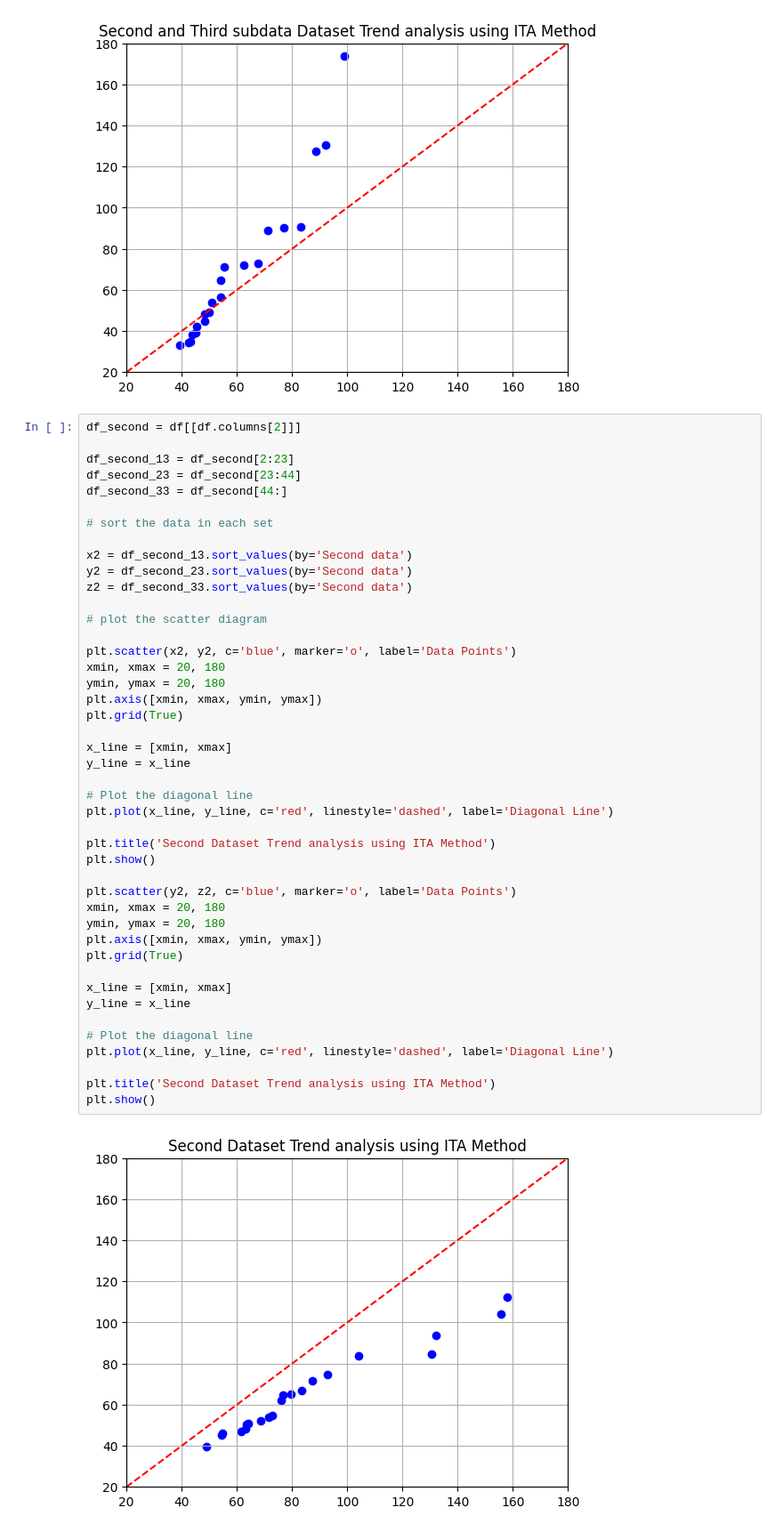
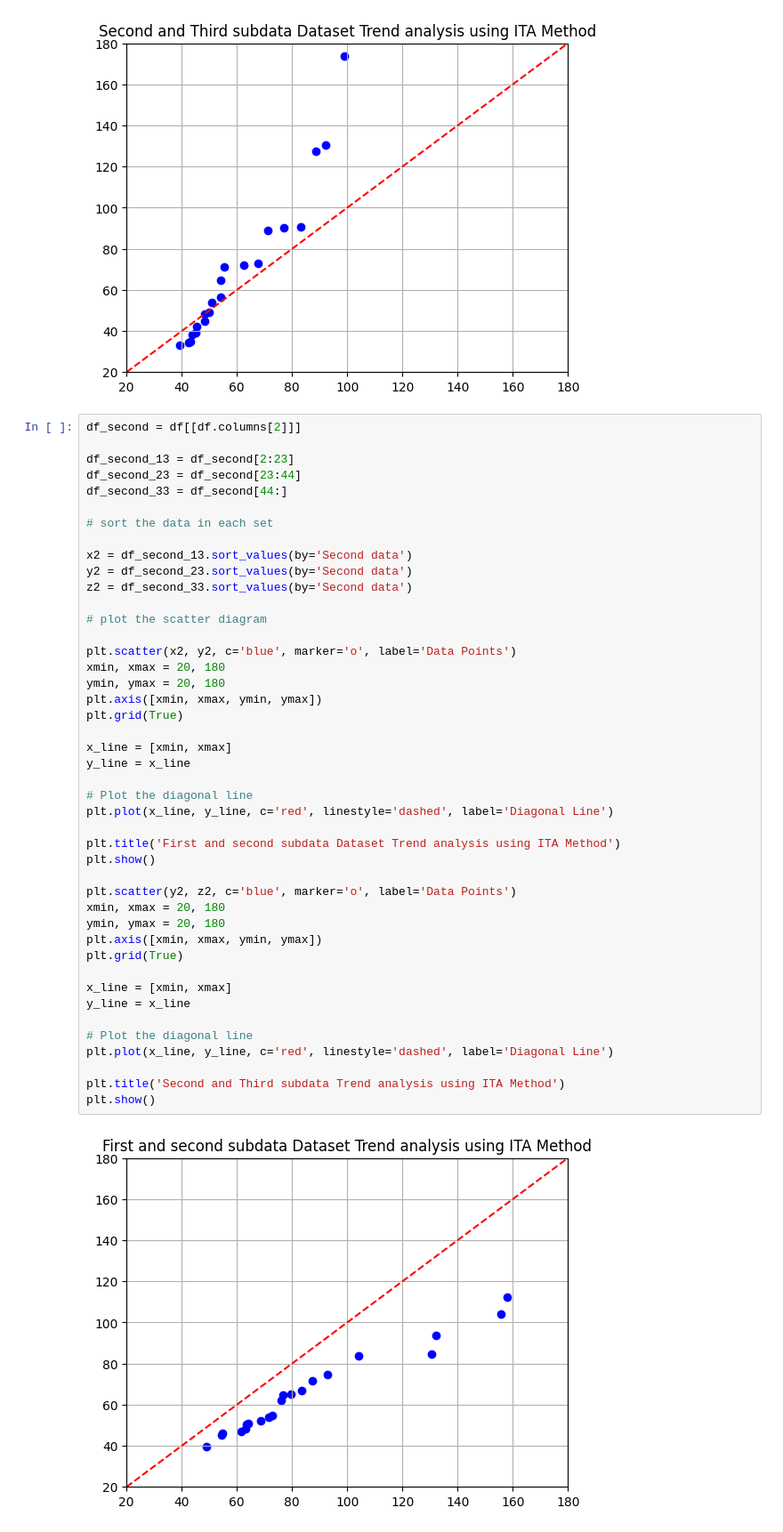
Before and after one commit to sina-safa/ITA_Trend_Analyis, a Jupyter notebook: Trend_analysis.ipynb, the cells around one changed output. Shown: that part at 89% size. Saved outputs shown, nothing was run; the diff lists cells and outputs as text.

```diff
--- a/Trend_analysis.ipynb
+++ b/Trend_analysis.ipynb
@@ -144,33 +144,33 @@ z2 = df_second_33.sort_values(by='Second data')
 # plot the scatter diagram
 
 plt.scatter(x2, y2, c='blue', marker='o', label='Data Points')
 xmin, xmax = 20, 180
 ymin, ymax = 20, 180
 plt.axis([xmin, xmax, ymin, ymax])
 plt.grid(True)
 
 x_line = [xmin, xmax]
 y_line = x_line
 
 # Plot the diagonal line
 plt.plot(x_line, y_line, c='red', linestyle='dashed', label='Diagonal Line')
 
-plt.title('Second Dataset Trend analysis using ITA Method')
+plt.title('First and second subdata Dataset Trend analysis using ITA Method')
 plt.show()
 
 plt.scatter(y2, z2, c='blue', marker='o', label='Data Points')
 xmin, xmax = 20, 180
 ymin, ymax = 20, 180
 plt.axis([xmin, xmax, ymin, ymax])
 plt.grid(True)
 
 x_line = [xmin, xmax]
 y_line = x_line
 
 # Plot the diagonal line
 plt.plot(x_line, y_line, c='red', linestyle='dashed', label='Diagonal Line')
 
-plt.title('Second Dataset Trend analysis using ITA Method')
+plt.title('Second and Third subdata Trend analysis using ITA Method')
 plt.show()
 # %% [output]
-[figure, old version]
+[figure, new version]
```
Also changed, not shown: parts of 1 cell of this notebook.
